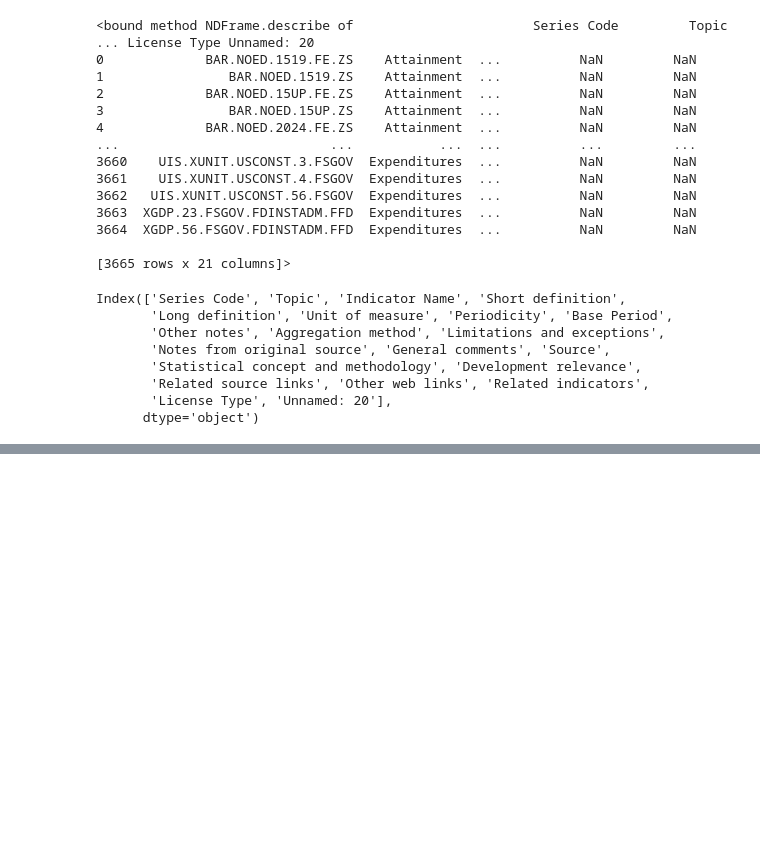
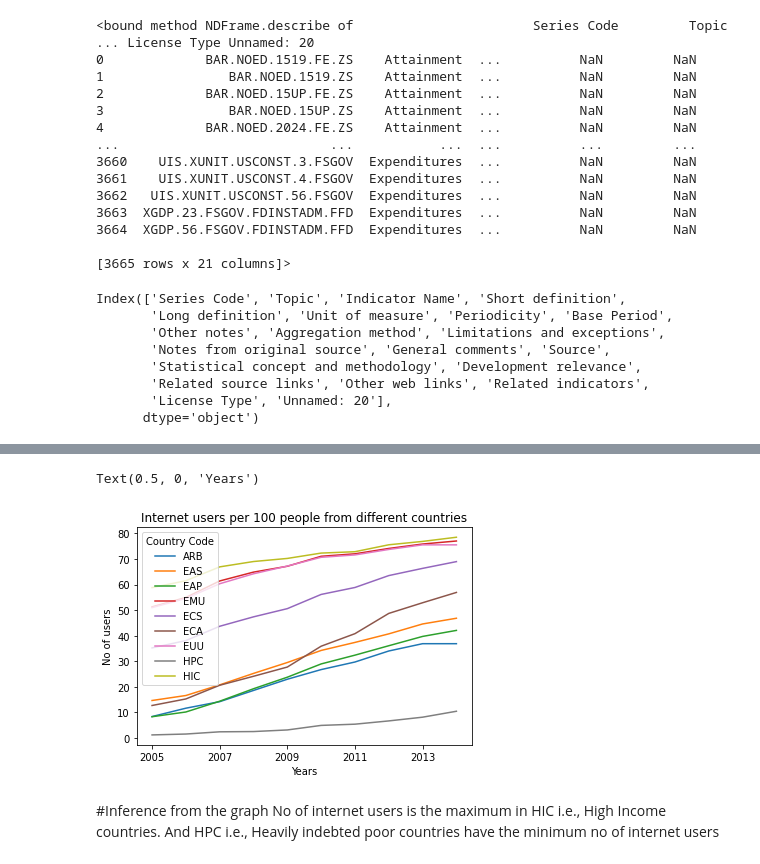
Before and after one commit to Kaizensk/WorldBank-global-Education-analysis, a Jupyter notebook: ShwetaKumari_World_Bank_Global_Education_Analysis_Capstone_Project.ipynb, the cells around one changed output, grey strips where cells are left out. Saved outputs shown, nothing was run; the diff lists cells and outputs as text; code cells hidden in the pictures; blank space fills up the shorter version.

```diff
--- a/ShwetaKumari_World_Bank_Global_Education_Analysis_Capstone_Project.ipynb
+++ b/ShwetaKumari_World_Bank_Global_Education_Analysis_Capstone_Project.ipynb
@@ -327,0 +788,8 @@ df_StatsData.loc[:,['2005','2006', '2007', '2008', '2009', '2010', '2011', '2012
+# %%
+somecountries_df_Infra.set_index(somecountries_df_Infra['Country Code'], drop=True, append=False, inplace=True, verify_integrity=False)
+# %%
+somecountries_df_Infra.drop('Country Code',axis=1,inplace=True)
+# %%
+somecountries_df_Infra=somecountries_df_Infra.ffill(axis=1)
+# %%
+somecountries_df_Infra=somecountries_df_Infra.transpose()
@@ -327,0 +810,12 @@ df_StatsData.loc[:,['2005','2006', '2007', '2008', '2009', '2010', '2011', '2012
+# %%
+somecountries_df_Infra.plot()
+
+plt.title('Internet users per 100 people from different countries')
+plt.ylabel('No of users')
+plt.xlabel('Years')
+# %% [output]
+Text(0.5, 0, 'Years')
+[figure, added]
+# %% [markdown]
+#Inference from the graph
+No of internet users is the maximum in HIC i.e., High Income countries. And HPC i.e., Heavily indebted poor countries have the minimum no of internet users
```
Also changed, not shown: parts of 117 cells of this notebook.
